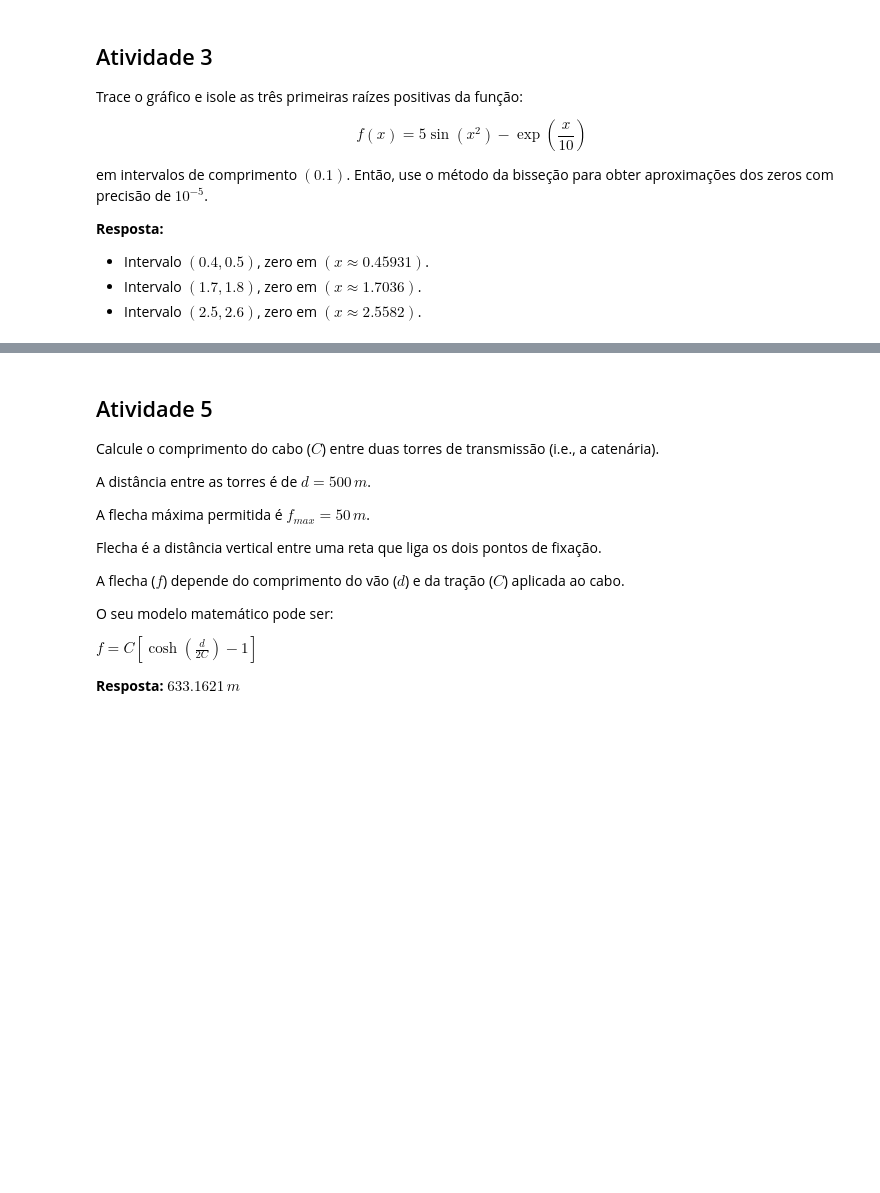
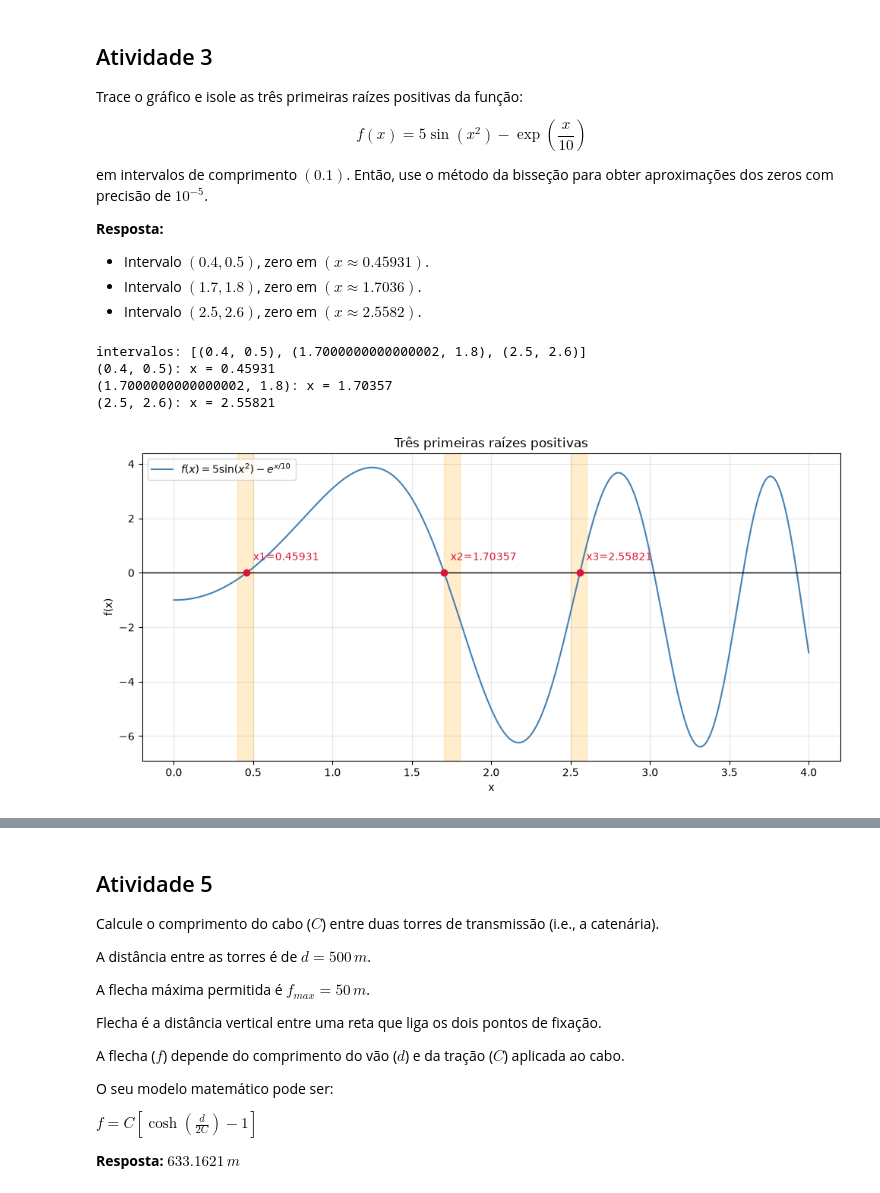
Before and after one commit to nalionfilho/cnum, a Jupyter notebook: notebooks/semana4.ipynb, the cells around one changed output, grey strips where cells are left out. Saved outputs shown, nothing was run; the diff lists cells and outputs as text; code cells hidden in the pictures; blank space fills up the shorter version.

```diff
--- a/notebooks/semana4.ipynb
+++ b/notebooks/semana4.ipynb
@@ -153,35 +160,57 @@ em intervalos de comprimento $(0.1)$. Então, use o método da bisseção para o
 # %%
 import math
 import numpy as np
 import matplotlib.pyplot as plt
 from utils.algoritmos import bissecao
 
 
 def f(x):
     return 5 * math.sin(x**2) - math.exp(x / 10)
 
 
 intervalos = []
 grade = np.arange(0.0, 4.1, 0.1)
 for inicio, fim in zip(grade[:-1], grade[1:]):
     if f(inicio) * f(fim) <= 0:
         intervalos.append((float(inicio), float(fim)))
     if len(intervalos) == 3:
         break
 
 raizes = [bissecao(f, a, b, tol=1e-5)[0] for a, b in intervalos]
 print("intervalos:", intervalos)
 for intervalo, raiz in zip(intervalos, raizes):
     print(f"{intervalo}: x = {raiz:.5f}")
 
-xs = np.linspace(0, 4, 400)
-plt.plot(xs, [f(x) for x in xs])
+xs = np.linspace(0, 4, 800)
+ys = [f(x) for x in xs]
+plt.figure(figsize=(10, 5))
+plt.plot(xs, ys, color="steelblue", label=r"$f(x)=5\sin(x^2)-e^{x/10}$")
 plt.axhline(0, color="black", linewidth=1)
-plt.grid(True)
+
+for indice, ((inicio, fim), raiz) in enumerate(zip(intervalos, raizes), start=1):
+    plt.axvspan(inicio, fim, color="orange", alpha=0.2)
+    plt.scatter(raiz, 0, color="crimson", zorder=3)
+    plt.annotate(
+        f"x{indice}={raiz:.5f}",
+        xy=(raiz, 0),
+        xytext=(6, 12),
+        textcoords="offset points",
+        color="crimson",
+    )
+
+plt.grid(True, alpha=0.3)
 plt.xlabel("x")
 plt.ylabel("f(x)")
 plt.title("Três primeiras raízes positivas")
+plt.legend()
+plt.tight_layout()
 plt.show()
+# %% [output]
+intervalos: [(0.4, 0.5), (1.7000000000000002, 1.8), (2.5, 2.6)]
+(0.4, 0.5): x = 0.45931
+(1.7000000000000002, 1.8): x = 1.70357
+(2.5, 2.6): x = 2.55821
+[figure, added]
 # %% [markdown]
 ## Atividade 4
 O desenho abaixo mostra um circuito não linear envolvendo uma fonte de tensão constante, um diodo retificador e um resistor.
```
Also changed, not shown: parts of 6 cells of this notebook.
